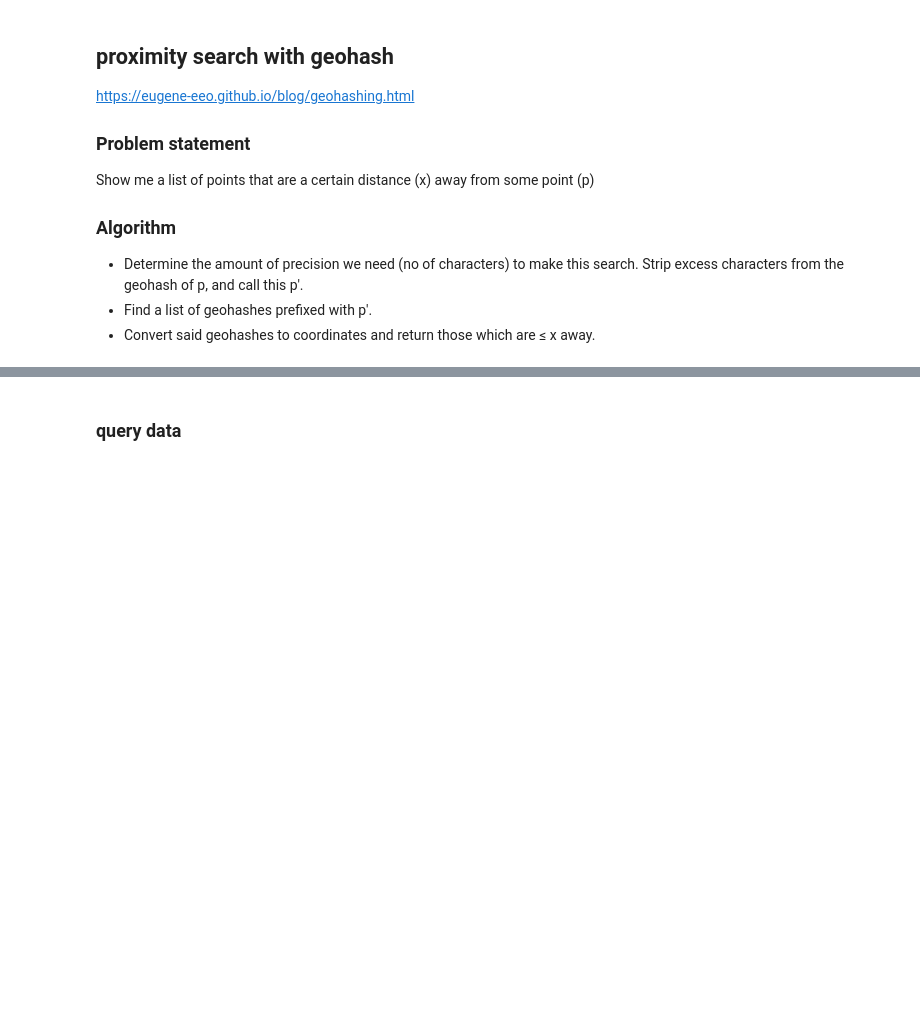
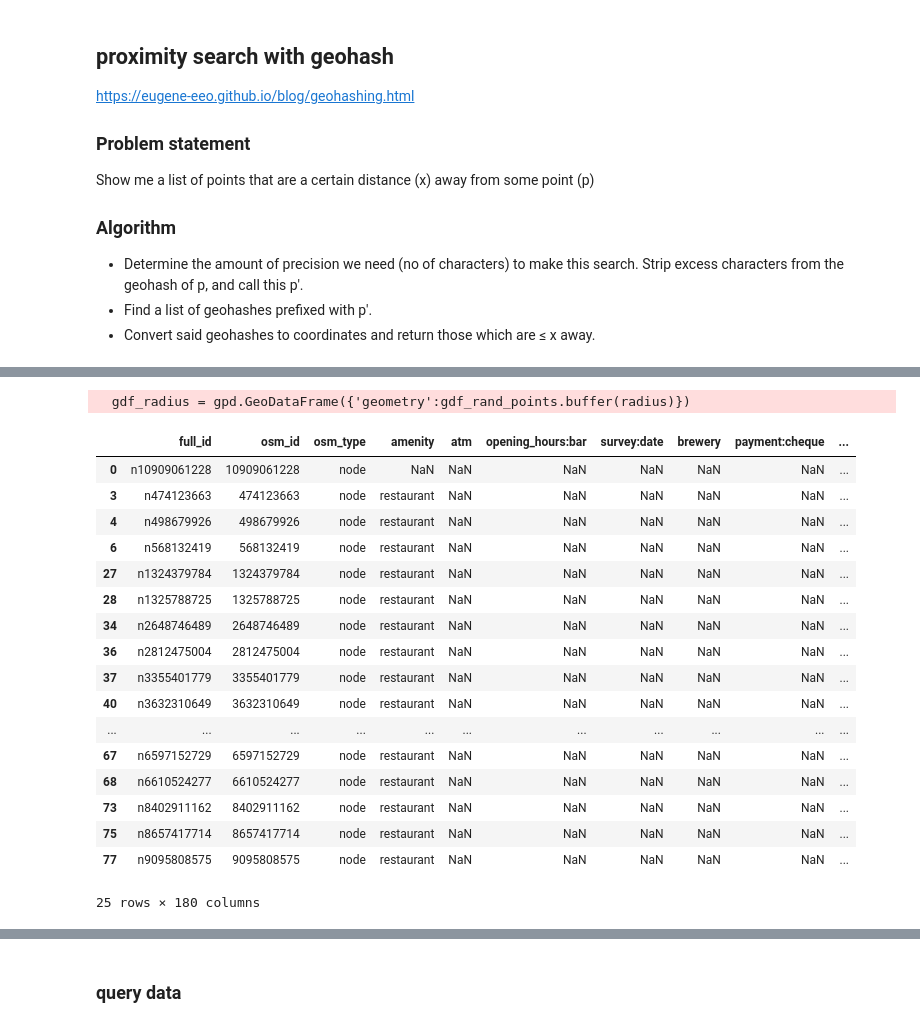
Before and after one commit to easierdata/geohash-cid, a Jupyter notebook: notebooks/spatial_query_comparison.ipynb, the cells around one changed output, grey strips where cells are left out. Drawn from its saved outputs; the diff is of its cells as text; code cells hidden in the pictures; blank space fills up the shorter version.

```diff
--- a/notebooks/spatial_query_comparison.ipynb
+++ b/notebooks/spatial_query_comparison.ipynb
@@ -12,0 +176,2 @@ Show me a list of points that are a certain distance (x) away from some point (p
+# %%
+result_hashes = geohashes_covering_circle(*centre,radius,precision)
@@ -12,0 +184,2 @@ Show me a list of points that are a certain distance (x) away from some point (p
+# %%
+local_index_path = "../data/test/offset_index"
@@ -13,3 +199,27 @@ Show me a list of points that are a certain distance (x) away from some point (p
+# %%
+gdf_radius = gpd.GeoDataFrame({'geometry':gdf_rand_points.buffer(radius)})
+
+gpd.sjoin(retr,gdf_radius)
+# %% [output]
+  gdf_radius = gpd.GeoDataFrame({'geometry':gdf_rand_points.buffer(radius)})
+|  | full_id | osm_id | osm_type | amenity | atm | opening_hours:bar | survey:date | brewery | payment:cheque | ... |
+| 0 | n10909061228 | 10909061228 | node | NaN | NaN | NaN | NaN | NaN | NaN | ... |
+| 3 | n474123663 | 474123663 | node | restaurant | NaN | NaN | NaN | NaN | NaN | ... |
+| 4 | n498679926 | 498679926 | node | restaurant | NaN | NaN | NaN | NaN | NaN | ... |
+| 6 | n568132419 | 568132419 | node | restaurant | NaN | NaN | NaN | NaN | NaN | ... |
+| 27 | n1324379784 | 1324379784 | node | restaurant | NaN | NaN | NaN | NaN | NaN | ... |
+| 28 | n1325788725 | 1325788725 | node | restaurant | NaN | NaN | NaN | NaN | NaN | ... |
+| 34 | n2648746489 | 2648746489 | node | restaurant | NaN | NaN | NaN | NaN | NaN | ... |
+| 36 | n2812475004 | 2812475004 | node | restaurant | NaN | NaN | NaN | NaN | NaN | ... |
+| 37 | n3355401779 | 3355401779 | node | restaurant | NaN | NaN | NaN | NaN | NaN | ... |
+| 40 | n3632310649 | 3632310649 | node | restaurant | NaN | NaN | NaN | NaN | NaN | ... |
+| ... | ... | ... | ... | ... | ... | ... | ... | ... | ... | ... |
+| 67 | n6597152729 | 6597152729 | node | restaurant | NaN | NaN | NaN | NaN | NaN | ... |
+| 68 | n6610524277 | 6610524277 | node | restaurant | NaN | NaN | NaN | NaN | NaN | ... |
+| 73 | n8402911162 | 8402911162 | node | restaurant | NaN | NaN | NaN | NaN | NaN | ... |
+| 75 | n8657417714 | 8657417714 | node | restaurant | NaN | NaN | NaN | NaN | NaN | ... |
+| 77 | n9095808575 | 9095808575 | node | restaurant | NaN | NaN | NaN | NaN | NaN | ... |
+25 rows × 180 columns
 # %%
 import pygeohash as pgh
 import geopandas as gpd
```
Also changed, not shown: parts of 68 cells of this notebook, 7 other files.
